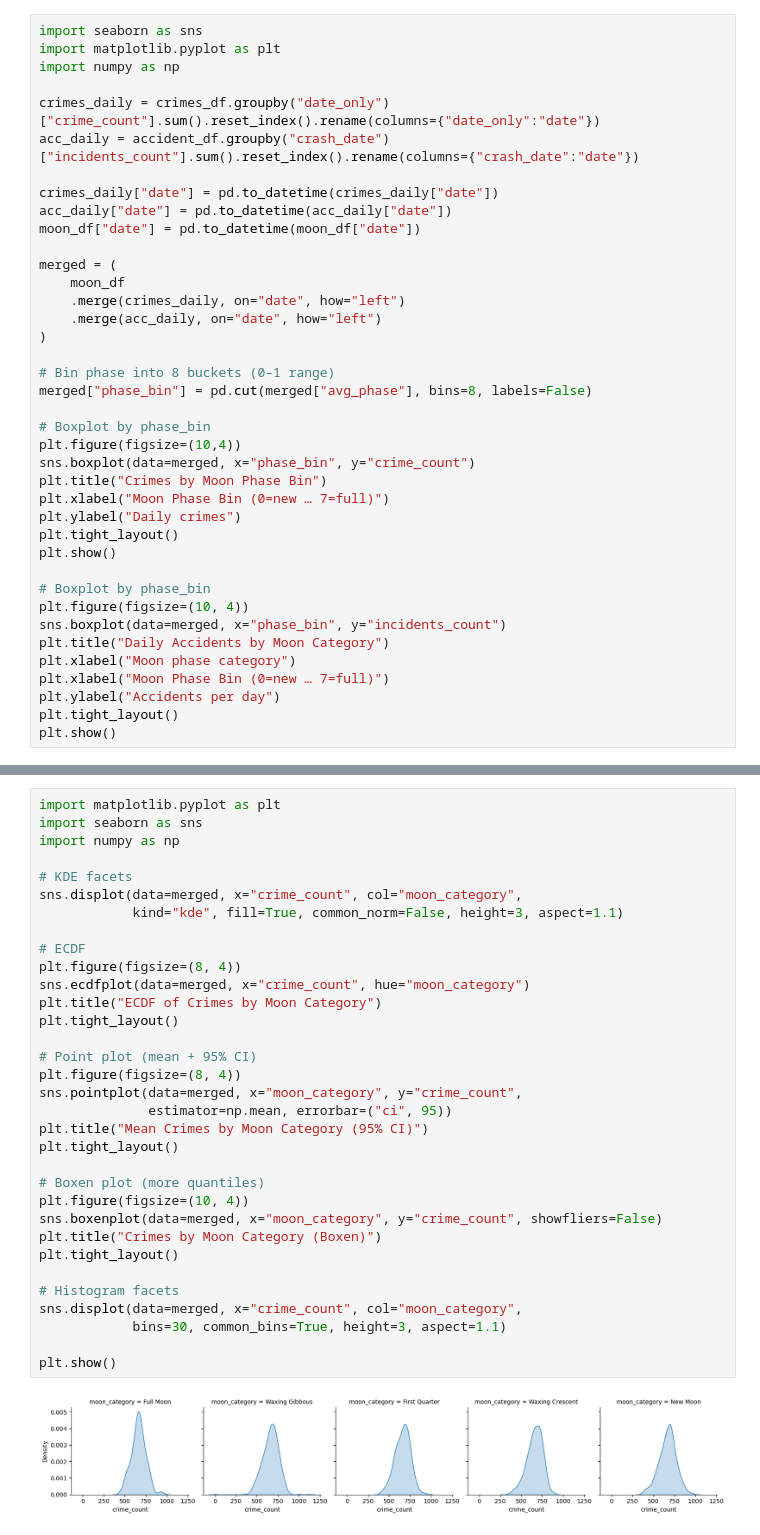
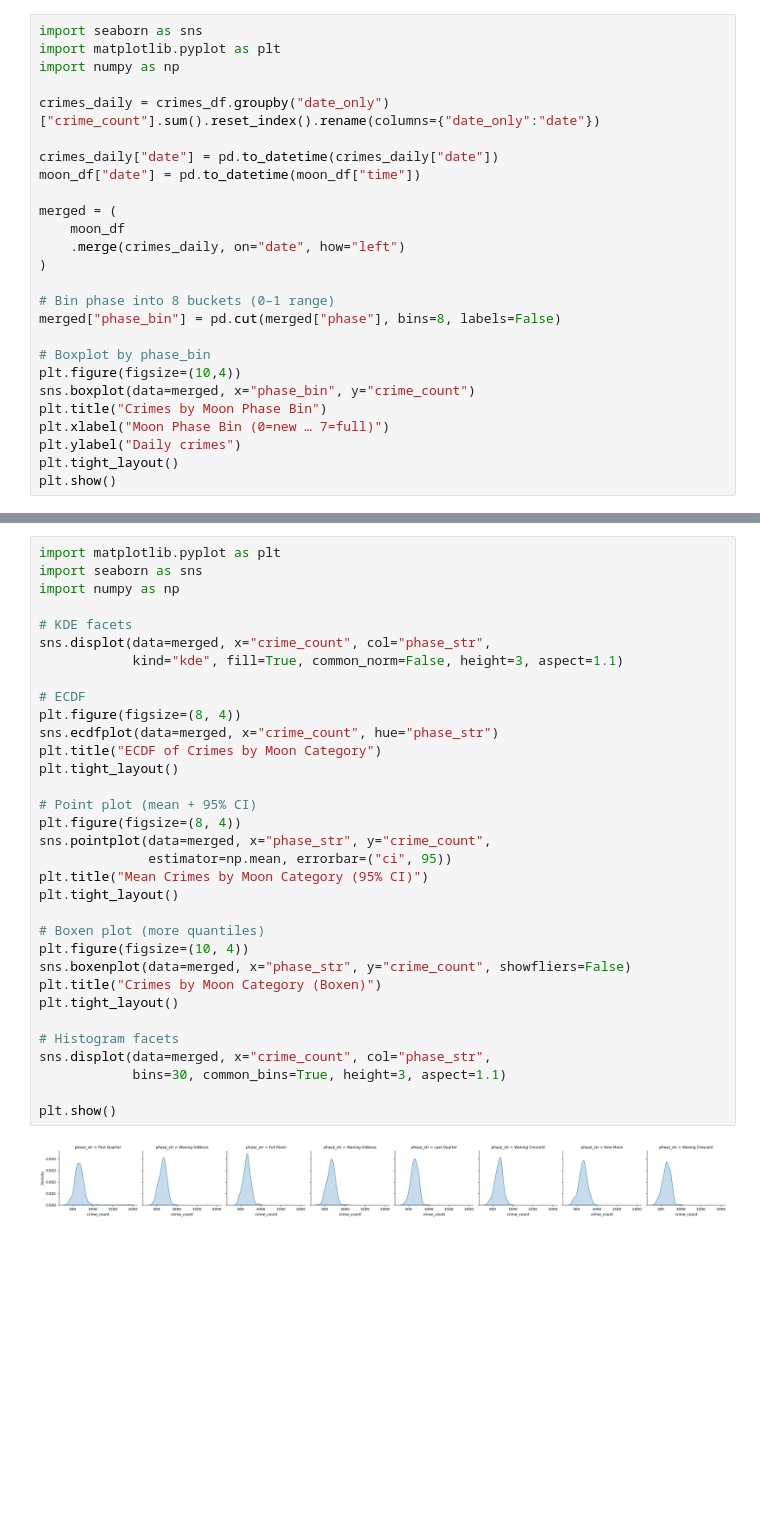
Before and after one commit to renatogoedert/PostdocAI, a Jupyter notebook: ProgrammingforAI/TABA/analysis.ipynb, the cells around one changed output, grey strips where cells are left out. Cells and saved outputs as stored; diff of their text form; blank space fills up the shorter version.

```diff
--- a/ProgrammingforAI/TABA/analysis.ipynb
+++ b/ProgrammingforAI/TABA/analysis.ipynb
@@ -111,20 +66,17 @@ import matplotlib.pyplot as plt
 import numpy as np
 
 crimes_daily = crimes_df.groupby("date_only")["crime_count"].sum().reset_index().rename(columns={"date_only":"date"})
-acc_daily = accident_df.groupby("crash_date")["incidents_count"].sum().reset_index().rename(columns={"crash_date":"date"})
 
 crimes_daily["date"] = pd.to_datetime(crimes_daily["date"])
-acc_daily["date"] = pd.to_datetime(acc_daily["date"])
-moon_df["date"] = pd.to_datetime(moon_df["date"])
+moon_df["date"] = pd.to_datetime(moon_df["time"])
 
 merged = (
     moon_df
     .merge(crimes_daily, on="date", how="left")
-    .merge(acc_daily, on="date", how="left")
 )
 
 # Bin phase into 8 buckets (0–1 range)
-merged["phase_bin"] = pd.cut(merged["avg_phase"], bins=8, labels=False)
+merged["phase_bin"] = pd.cut(merged["phase"], bins=8, labels=False)
 
 # Boxplot by phase_bin
 plt.figure(figsize=(10,4))
@@ -134,14 +86,4 @@ plt.xlabel("Moon Phase Bin (0=new … 7=full)")
 plt.ylabel("Daily crimes")
 plt.tight_layout()
 plt.show()
-
-# Boxplot by phase_bin
-plt.figure(figsize=(10, 4))
-sns.boxplot(data=merged, x="phase_bin", y="incidents_count")
-plt.title("Daily Accidents by Moon Category")
-plt.xlabel("Moon phase category")
-plt.xlabel("Moon Phase Bin (0=new … 7=full)")
-plt.ylabel("Accidents per day")
-plt.tight_layout()
-plt.show()
 # %% [output]
@@ -150,35 +91,35 @@ plt.show()
 # %%
 import matplotlib.pyplot as plt
 import seaborn as sns
 import numpy as np
 
 # KDE facets
-sns.displot(data=merged, x="crime_count", col="moon_category",
+sns.displot(data=merged, x="crime_count", col="phase_str",
             kind="kde", fill=True, common_norm=False, height=3, aspect=1.1)
 
 # ECDF
 plt.figure(figsize=(8, 4))
-sns.ecdfplot(data=merged, x="crime_count", hue="moon_category")
+sns.ecdfplot(data=merged, x="crime_count", hue="phase_str")
 plt.title("ECDF of Crimes by Moon Category")
 plt.tight_layout()
 
 # Point plot (mean + 95% CI)
 plt.figure(figsize=(8, 4))
-sns.pointplot(data=merged, x="moon_category", y="crime_count",
+sns.pointplot(data=merged, x="phase_str", y="crime_count",
               estimator=np.mean, errorbar=("ci", 95))
 plt.title("Mean Crimes by Moon Category (95% CI)")
 plt.tight_layout()
 
 # Boxen plot (more quantiles)
 plt.figure(figsize=(10, 4))
-sns.boxenplot(data=merged, x="moon_category", y="crime_count", showfliers=False)
+sns.boxenplot(data=merged, x="phase_str", y="crime_count", showfliers=False)
 plt.title("Crimes by Moon Category (Boxen)")
 plt.tight_layout()
 
 # Histogram facets
-sns.displot(data=merged, x="crime_count", col="moon_category",
+sns.displot(data=merged, x="crime_count", col="phase_str",
             bins=30, common_bins=True, height=3, aspect=1.1)
 
 plt.show()
 # %% [output]
-[figure, old version]
+[figure, new version]
```
Also changed, not shown: parts of 8 cells of this notebook, 5 other files.
